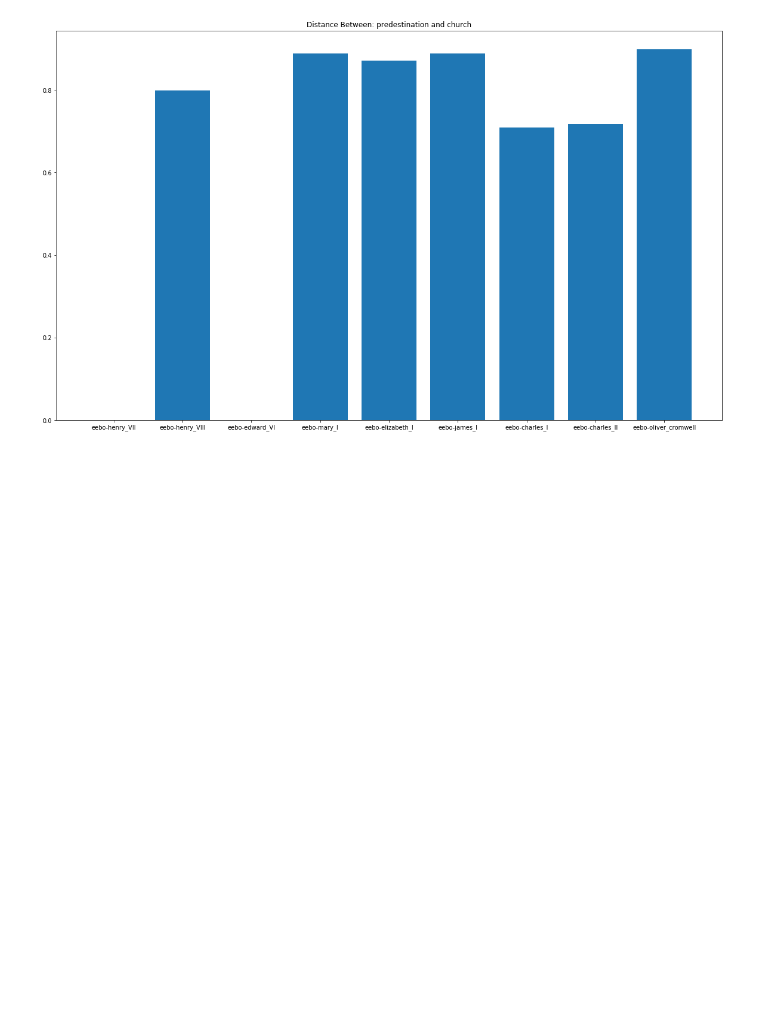
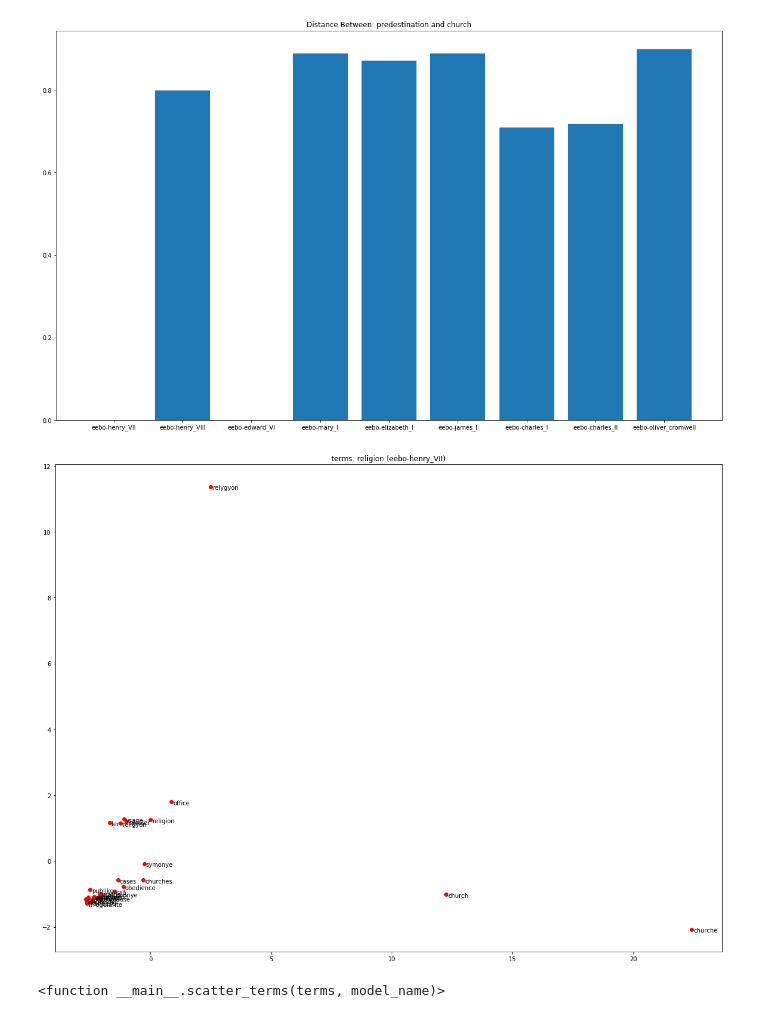
Before and after one commit to catherinedparnell/Cultural-Analytics-IS, a Jupyter notebook: notebooks/eebo-vectors-crown-over-time_v2.ipynb, the cells around one changed output. Cells and saved outputs as stored; diff of their text form; code cells hidden in the pictures; blank space fills up the shorter version.

Commit message:
making interactive with slider

```diff
--- a/notebooks/eebo-vectors-crown-over-time_v2.ipynb
+++ b/notebooks/eebo-vectors-crown-over-time_v2.ipynb
@@ -81,3 +135,13 @@ interact(plot_distances,
          term2="church");
 # %% [output]
 [figure]
+# %%
+# interactive slider
+
+model_list = [x[0] for x in eebo_models]
+interact(scatter_terms,terms="religion",
+         model_name=widgets.SelectionSlider(description='Period',
+                                            options=model_list))
+# %% [output]
+[figure, added]
+<function __main__.scatter_terms(terms, model_name)>
```
Also changed, not shown: parts of 3 cells of this notebook.
